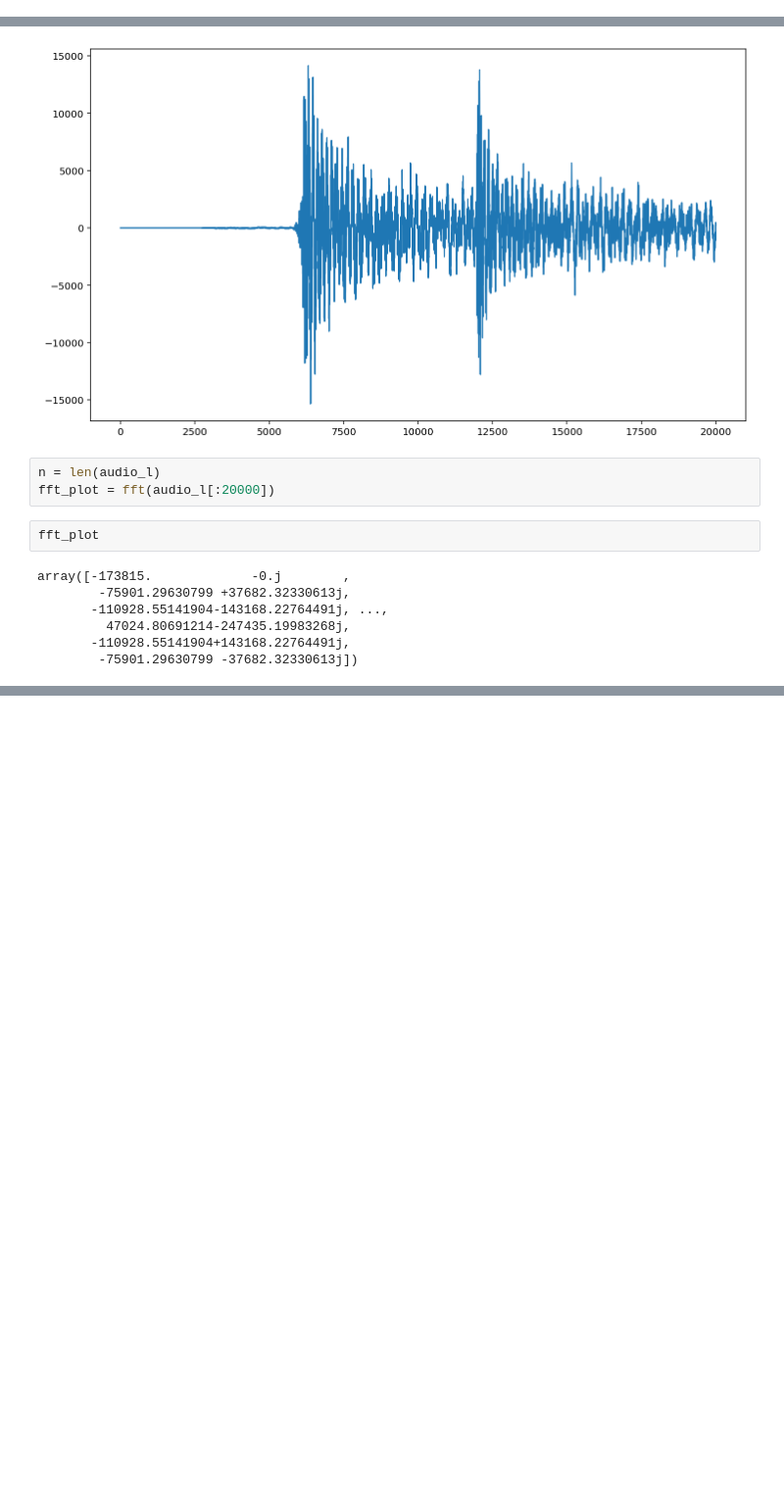
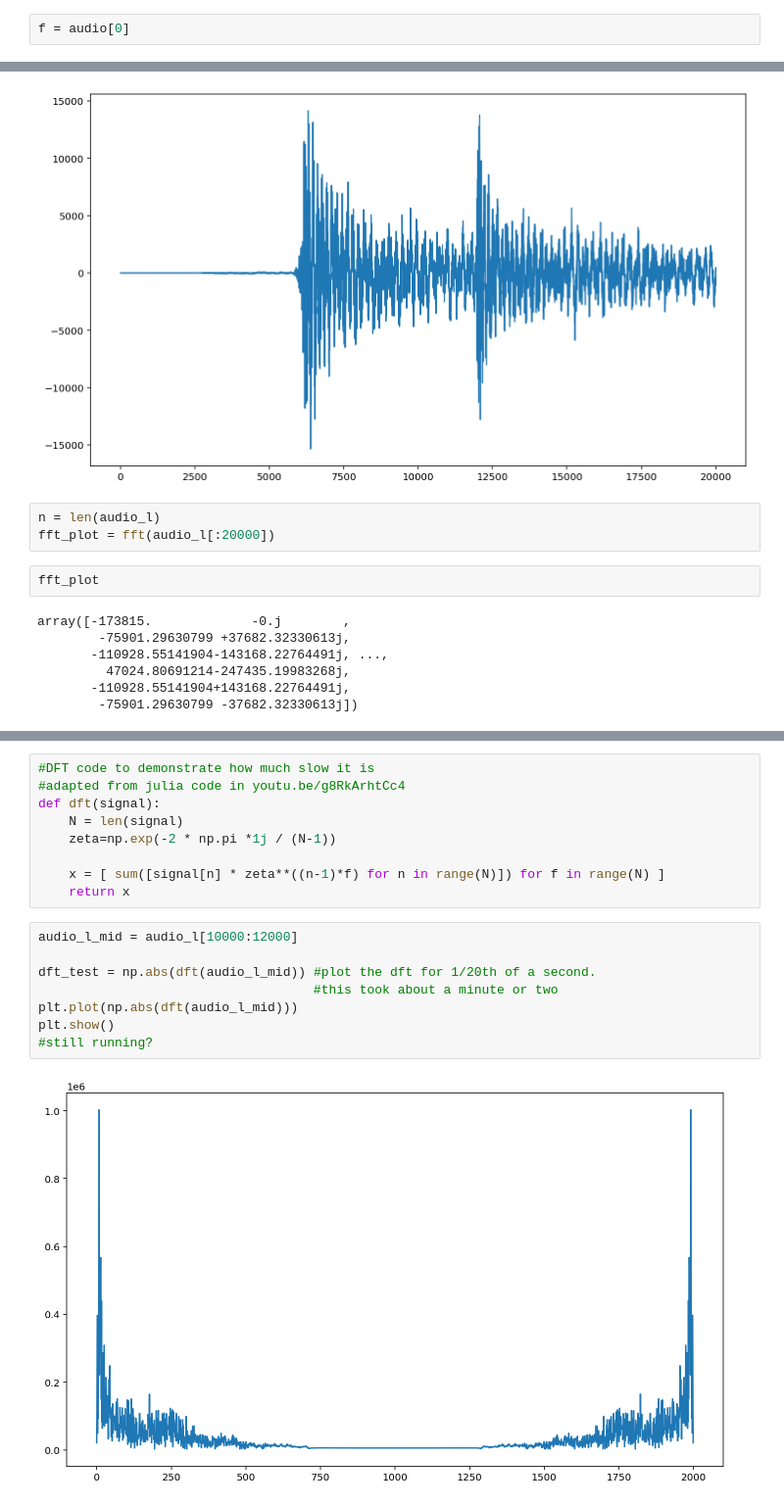
Before and after one commit to csozuer/demo-3, a Jupyter notebook: fft0.ipynb, the cells around one changed output, grey strips where cells are left out. Shown at 98% size. Saved outputs shown, nothing was run; the diff lists cells and outputs as text; blank space fills up the shorter version.

```diff
--- a/fft0.ipynb
+++ b/fft0.ipynb
@@ -36,6 +36,8 @@ audio
         [ 1,  1],
         [-4,  2],
         [-2, -1]], dtype=int16))
+# %%
+f = audio[0]
 # %%
 type(audio)
 # %% [output]
@@ -61,0 +69,19 @@ array([-173815.             -0.j        ,
+# %%
+#DFT code to demonstrate how much slow it is
+#adapted from julia code in youtu.be/g8RkArhtCc4
+def dft(signal):
+    N = len(signal)
+    zeta=np.exp(-2 * np.pi *1j / (N-1))
+
+    x = [ sum([signal[n] * zeta**((n-1)*f) for n in range(N)]) for f in range(N) ]
+    return x
+# %%
+audio_l_mid = audio_l[10000:12000]
+
+dft_test = np.abs(dft(audio_l_mid)) #plot the dft for 1/20th of a second.
+                                    #this took about a minute or two
+plt.plot(np.abs(dft(audio_l_mid)))
+plt.show()
+#still running?
+# %% [output]
+[figure, added]
```
Also changed, not shown: parts of 5 cells of this notebook, 1 other file.
